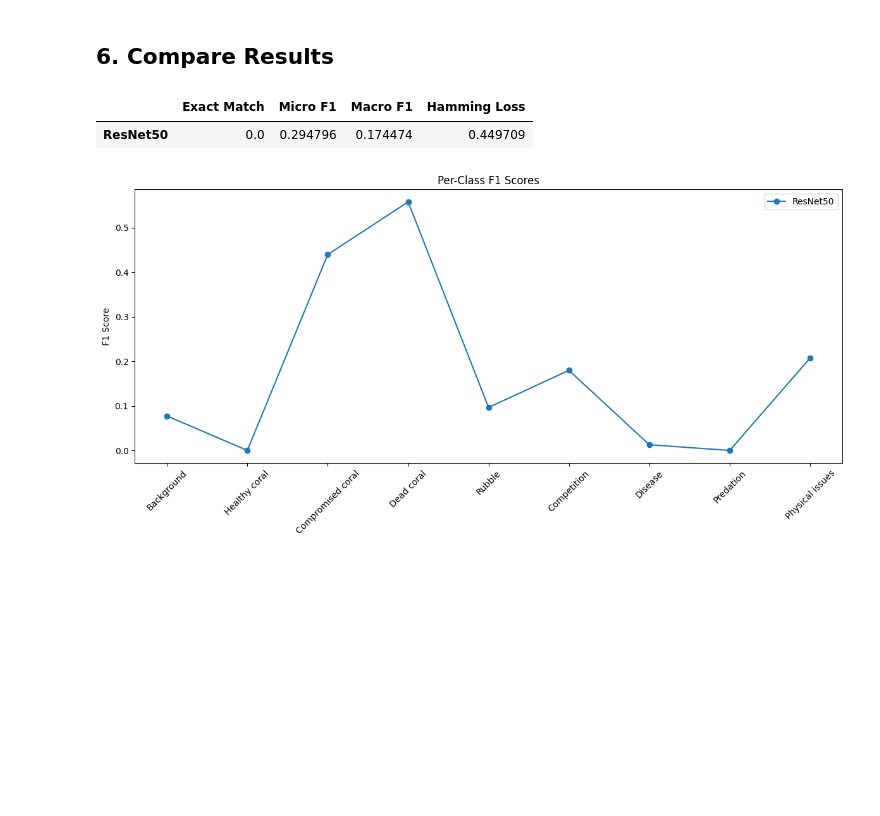
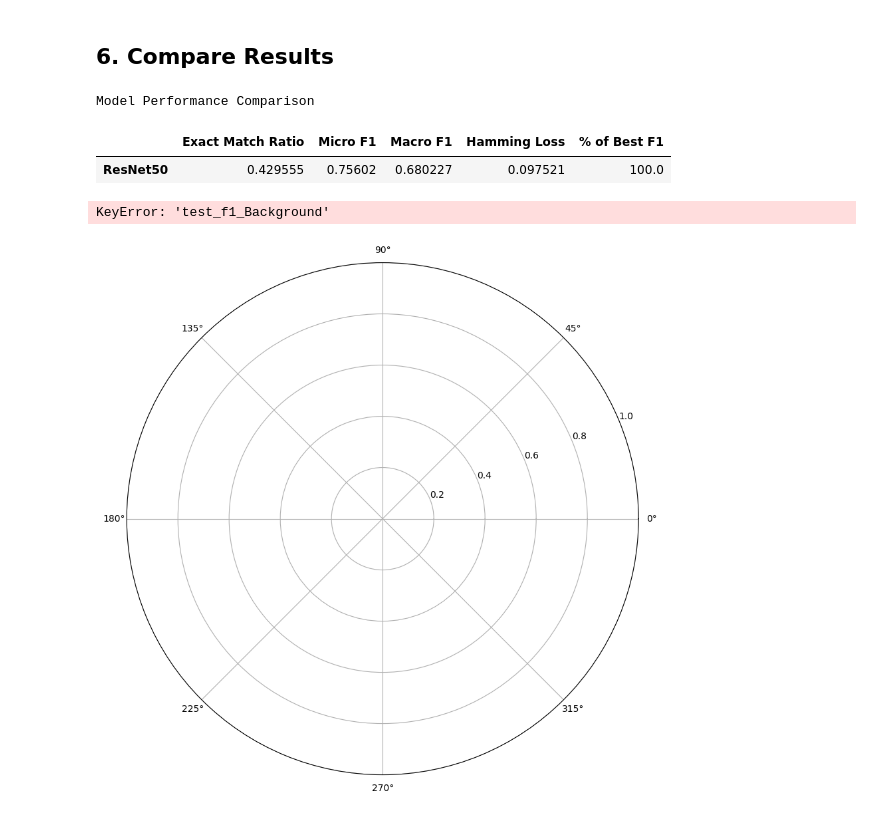
Before and after one commit to sarakabariti/coral_reef_monitoring_duplicate, a Jupyter notebook: notebooks/manual_model_selection.ipynb, the cells around one changed output. Saved outputs shown, nothing was run; the diff lists cells and outputs as text; code cells hidden in the pictures; blank space fills up the shorter version.

```diff
--- a/notebooks/manual_model_selection.ipynb
+++ b/notebooks/manual_model_selection.ipynb
@@ -469,23 +526,25 @@ Compromised coral       0.28      0.97      0.44      1370
 def compare_results(test_metrics, class_names):
     """Generate comprehensive model comparison with visualizations"""
 
-    # Aggregate Metrics Table
-    metrics_df = pd.DataFrame.from_dict(test_metrics, orient='index')
+    # Create DataFrame without modifying the original
+    metrics_df = pd.DataFrame.from_dict(test_metrics, orient='index').copy()
 
-    # Select and rename key metrics
-    comparison_table = metrics_df[[
+    # Select and rename key metrics - create new DataFrame
+    comparison_table = metrics_df.loc[:, [
         'test_accuracy', 'test_micro_f1', 'test_macro_f1', 'test_hamming_loss'
-    ]]
-    comparison_table.columns = [
-        'Exact Match Ratio', 'Micro F1', 'Macro F1', 'Hamming Loss'
-    ]
+    ]].rename(columns={
+        'test_accuracy': 'Exact Match Ratio',
+        'test_micro_f1': 'Micro F1',
+        'test_macro_f1': 'Macro F1',
+        'test_hamming_loss': 'Hamming Loss'
+    })
 
-    # Add performance delta column
+    # Add performance delta column safely
     best_micro = comparison_table['Micro F1'].max()
-    comparison_table['% of Best F1'] = (
-        comparison_table['Micro F1'] / best_micro * 100
-    ).round(1)
-
+    comparison_table = comparison_table.assign(**{
+        '% of Best F1': (comparison_table['Micro F1'] / best_micro * 100).round(1)
+    })
+    '''
     # Style the table
     styled_table = comparison_table.style\
         .background_gradient(cmap='Blues', subset=['Micro F1', 'Macro F1'])\
@@ -497,8 +556,10 @@ def compare_results(test_metrics, class_names):
             'Hamming Loss': '{:.3f}',
             '% of Best F1': '{:.1f}%'
         })
-
-    display(styled_table.set_caption("Model Performance Comparison"))
+    '''
+    # Display the table
+    print("Model Performance Comparison")
+    display(comparison_table)
 
     # Per-Class Performance Radar Chart
     plt.figure(figsize=(10, 10))
@@ -523,36 +584,38 @@ def compare_results(test_metrics, class_names):
     plt.ylim(0, 1)
     plt.title("Per-Class F1 Scores (Radar Chart)", pad=20)
     plt.legend(loc='upper right', bbox_to_anchor=(1.3, 1.1))
     plt.tight_layout()
     plt.show()
 
     # Critical Class Performance Highlight
     critical_classes = ['Disease', 'Predation', 'Healthy coral']
     plt.figure(figsize=(10, 5))
     for cls in critical_classes:
         cls_scores = [test_metrics[model][f'test_f1_{cls}'] for model in test_metrics]
         plt.bar(np.arange(len(cls_scores)) + 0.2 * critical_classes.index(cls),
                 cls_scores, width=0.2, label=cls)
 
     plt.xticks(np.arange(len(test_metrics)), list(test_metrics.keys()))
     plt.ylabel("F1 Score")
     plt.title("Performance on Critical Coral Conditions")
     plt.legend()
     plt.grid(axis='y', linestyle='--', alpha=0.7)
     plt.ylim(0, 1)
     plt.show()
 
     # Export comparison data
     timestamp = datetime.now().strftime("%Y%m%d_%H%M%S")
     comparison_table.to_csv(f"model_comparison_{timestamp}.csv")
     print(f"Comparison saved to model_comparison_{timestamp}.csv")
 
 # Usage (after running evaluate_model() on all models)
 compare_results(test_metrics, class_names)
 # %% [output]
+Model Performance Comparison
-|  | Exact Match | Micro F1 | Macro F1 | Hamming Loss |
-| ResNet50 | 0.0 | 0.294796 | 0.174474 | 0.449709 |
+|  | Exact Match Ratio | Micro F1 | Macro F1 | Hamming Loss | % of Best F1 |
+| ResNet50 | 0.429555 | 0.75602 | 0.680227 | 0.097521 | 100.0 |
+KeyError: 'test_f1_Background'
-[figure, old version]
+[figure, new version]
 # %% [markdown]
 <a style='text-decoration:none;line-height:16px;display:flex;color:#5B5B62;padding:10px;justify-content:end;' href='https://deepnote.com?utm_source=created-in-deepnote-cell&projectId=b1bbe612-0141-4225-8340-26ebcaa65485' target="_blank">
 <img alt='Created in deepnote.com' style='display:inline;max-height:16px;margin:0px;margin-right:7.5px;' src='embedded-picture-1' > </img>
```
Also changed, not shown: parts of 6 cells of this notebook.
